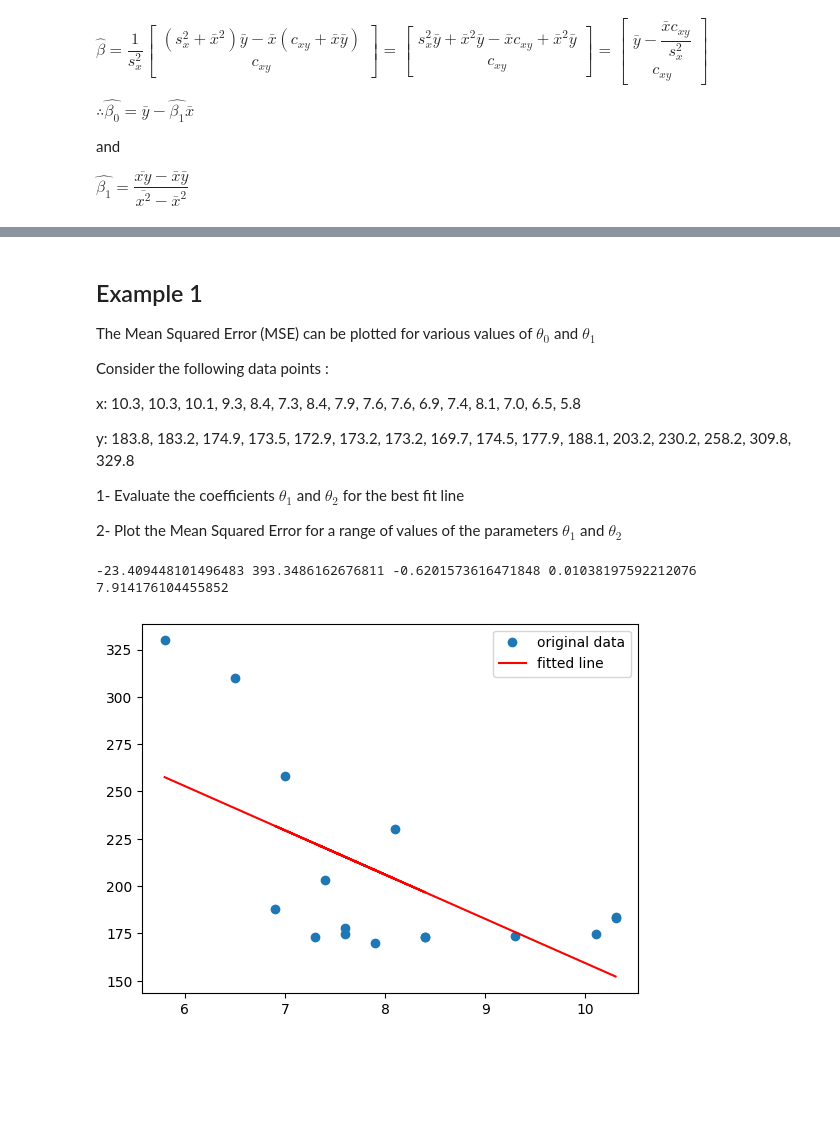
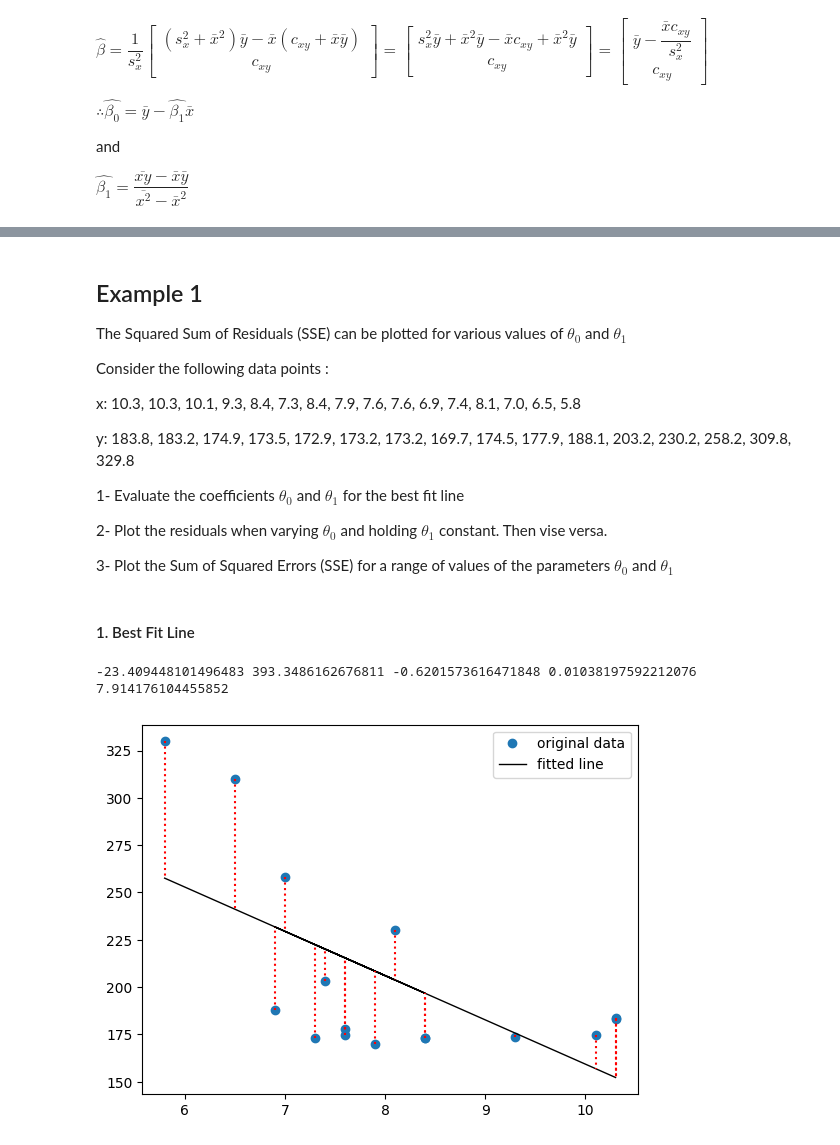
Before and after one commit to samtaba/Statistics, a Jupyter notebook: Linear_Regression.ipynb, the cells around one changed output, grey strips where cells are left out. Cells and saved outputs as stored; diff of their text form; code cells hidden in the pictures; blank space fills up the shorter version.

```diff
--- a/Linear_Regression.ipynb
+++ b/Linear_Regression.ipynb
@@ -360,7 +362,7 @@ $
 # %% [markdown]
 ## Example 1
 
-The Mean Squared Error (MSE) can be plotted for various values of $ \theta_0 $ and $ \theta_1 $
+The Squared Sum of Residuals (SSE) can be plotted for various values of $ \theta_0 $ and $ \theta_1 $
 
 Consider the following data points :
 
@@ -368,29 +370,40 @@ x: 10.3, 10.3, 10.1, 9.3, 8.4, 7.3, 8.4, 7.9, 7.6, 7.6, 6.9, 7.4, 8.1, 7.0, 6.5,
 
 y: 183.8, 183.2, 174.9, 173.5, 172.9, 173.2, 173.2, 169.7, 174.5, 177.9, 188.1, 203.2, 230.2, 258.2, 309.8, 329.8
 
-1- Evaluate the coefficients $ \theta_1 $ and $ \theta_2 $ for the best fit line
+1- Evaluate the coefficients $ \theta_0 $ and $ \theta_1 $ for the best fit line
 
-2- Plot the Mean Squared Error for a range of values of the parameters $ \theta_1 $ and $ \theta_2 $
+2- Plot the residuals when varying $ \theta_0 $ and holding $ \theta_1 $ constant. Then vise versa.
+
+3- Plot the Sum of Squared Errors (SSE) for a range of values of the parameters $ \theta_0 $ and $ \theta_1 $
+# %% [markdown]
+####  1. Best Fit Line
 # %%
 # 1. Evaluate the coefficients for the best fit line
 
 import numpy as np
 from scipy.stats import linregress
 import matplotlib.pyplot as plt
 
 
 x = np.array([10.3, 10.3, 10.1, 9.3, 8.4, 7.3, 8.4, 7.9, 7.6, 7.6, 6.9, 7.4, 8.1, 7.0, 6.5, 5.8])
 y = np.array([183.8, 183.2, 174.9, 173.5, 172.9, 173.2, 173.2, 169.7, 174.5, 177.9, 188.1, 203.2, 230.2, 258.2, 309.8, 329.8])
 
 slope, intercept, r, p, se = linregress(x, y)
 
 print(slope, intercept, r, p, se)
 
+f = lambda x: intercept + slope * x
+
 plt.plot(x, y, 'o', label='original data')
-plt.plot(x, intercept + slope*x, 'r', label='fitted line')
+plt.plot(x, f(x), 'black', linewidth= 1, label= 'fitted line')
+
+# plot the residuals
+for i in range(0, len(x)):
+  plt.plot([x[i], x[i]], [y[i], f(x[i])],'red', linestyle='dotted')
+
 plt.legend()
 plt.show()
 # %% [output]
 -23.409448101496483 393.3486162676811 -0.6201573616471848 0.01038197592212076 7.914176104455852
-[figure, old version]
+[figure, new version]
 # %% [markdown]
```
Also changed, not shown: parts of 6 cells of this notebook, 1 other file.
